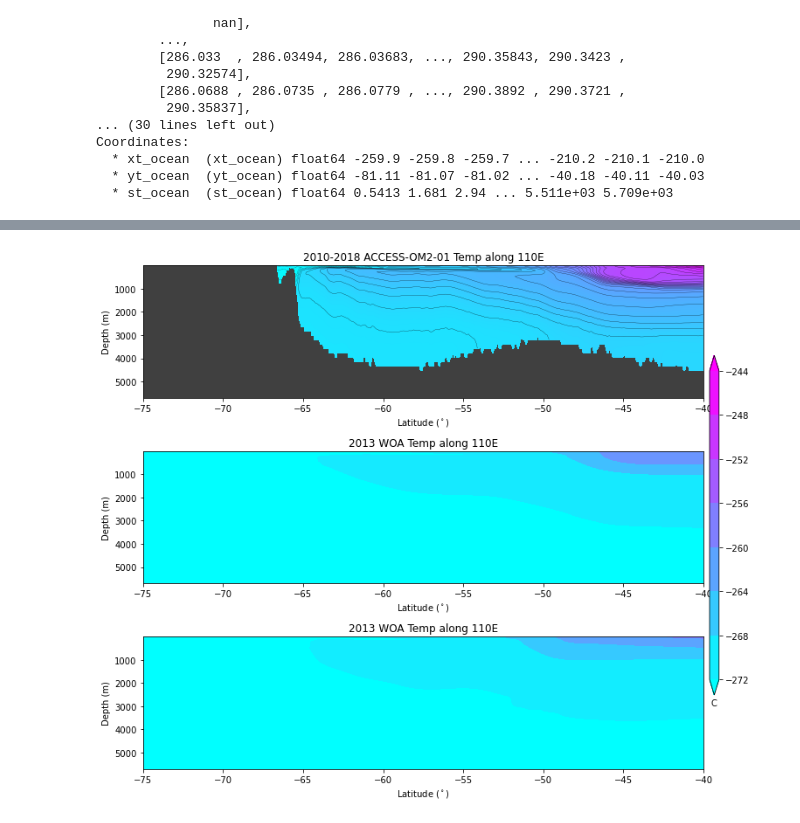
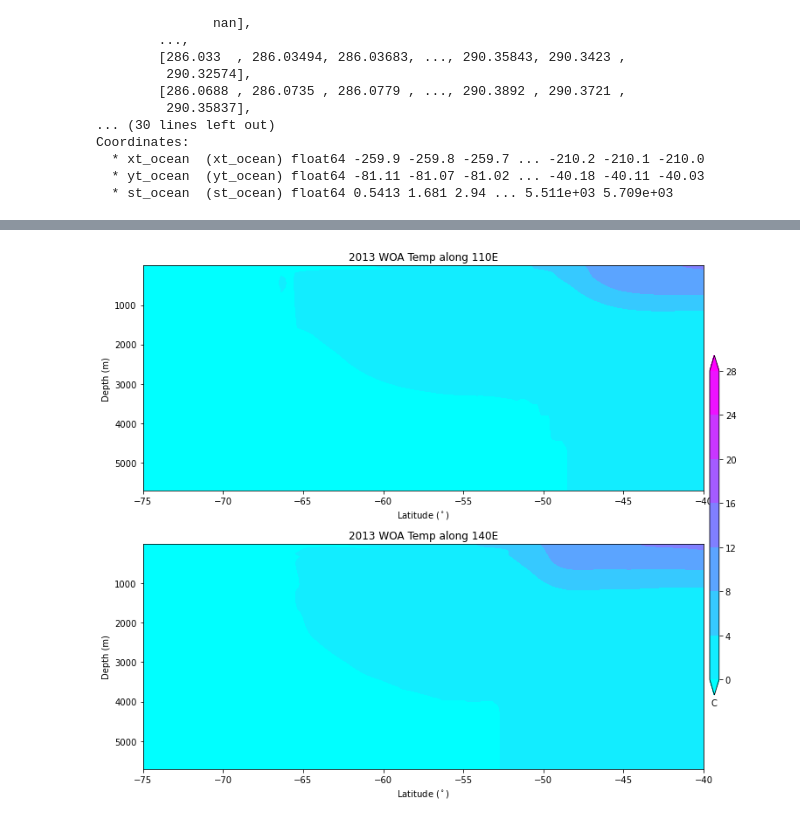
Before and after one commit to PaulSpence/110Evs140E, a Jupyter notebook: temp_110vs140E.ipynb, the cells around one changed output, grey strips where cells are left out. Saved outputs shown, nothing was run; the diff lists cells and outputs as text; code cells hidden in the pictures.

```diff
--- a/temp_110vs140E.ipynb
+++ b/temp_110vs140E.ipynb
@@ -186,47 +157,34 @@ IndexError: index 1 is out of bounds for axis 0 with size 1
 # %%
 fig = plt.figure(figsize=(10, 9))
 
-var=temp.sel(xt_ocean=lon1, method='nearest')
-
-plt.subplot(3,1,1)
-plt.gca().patch.set_color('.25')
-plt.contourf(var.yt_ocean,var.st_ocean,var-273.13,levels=clev,cmap=plt.cm.cool,colobar=False,extend='both')
-plt.contour(var.yt_ocean,var.st_ocean,var-273.13,levels=clev2,colors='k',linewidths=0.25)
-plt.gca().invert_yaxis()
-#plt.ylim((1037.5,1034))
-plt.ylabel('Depth (m)')
-plt.xlabel('Latitude ($^\circ$)')
-plt.xlim([-75,-40])
-plt.title('2010-2018 ACCESS-OM2-01 Temp along 110E')
-
 var=woa13.temp.sel(GRID_X_T=lon1, method='nearest').mean(dim='time')
 
-plt.subplot(3,1,2)
+plt.subplot(2,1,1)
 plt.gca().patch.set_color('.25')
-plt.contourf(var.GRID_Y_T,var.ZT,var.values-273.13,cmap=plt.cm.cool,colobar=False,extend='both')
+p1=plt.contourf(var.GRID_Y_T,var.ZT,var.values,cmap=plt.cm.cool,colobar=False,extend='both')
 plt.gca().invert_yaxis()
 #plt.ylim((1037.5,1034))
 plt.ylabel('Depth (m)')
 plt.xlabel('Latitude ($^\circ$)')
 plt.xlim([-75,-40])
 plt.title('2013 WOA Temp along 110E')
 
 var=woa13.temp.sel(GRID_X_T=lon2, method='nearest').mean(dim='time')
 
-plt.subplot(3,1,3)
+plt.subplot(2,1,2)
 plt.gca().patch.set_color('.25')
-plt.contourf(var.GRID_Y_T,var.ZT,var.values-273.13,cmap=plt.cm.cool,colobar=False,extend='both')
+plt.contourf(var.GRID_Y_T,var.ZT,var.values,cmap=plt.cm.cool,colobar=False,extend='both')
 plt.gca().invert_yaxis()
 #plt.ylim((1037.5,1034))
 plt.ylabel('Depth (m)')
 plt.xlabel('Latitude ($^\circ$)')
 plt.xlim([-75,-40])
-plt.title('2013 WOA Temp along 110E')
+plt.title('2013 WOA Temp along 140E')
 
 ax = plt.axes([0.98,0.2,0.015,0.6])
-cb = plt.colorbar(cax=ax,orientation='vertical',shrink=0.7)
+cb = plt.colorbar(p1,cax=ax,orientation='vertical',shrink=0.7)
 cb.ax.set_xlabel('C')
 
 plt.tight_layout()
 # %% [output]
-[figure, old version]
+[figure, new version]
```
Also changed, not shown: parts of 1 cell of this notebook.
